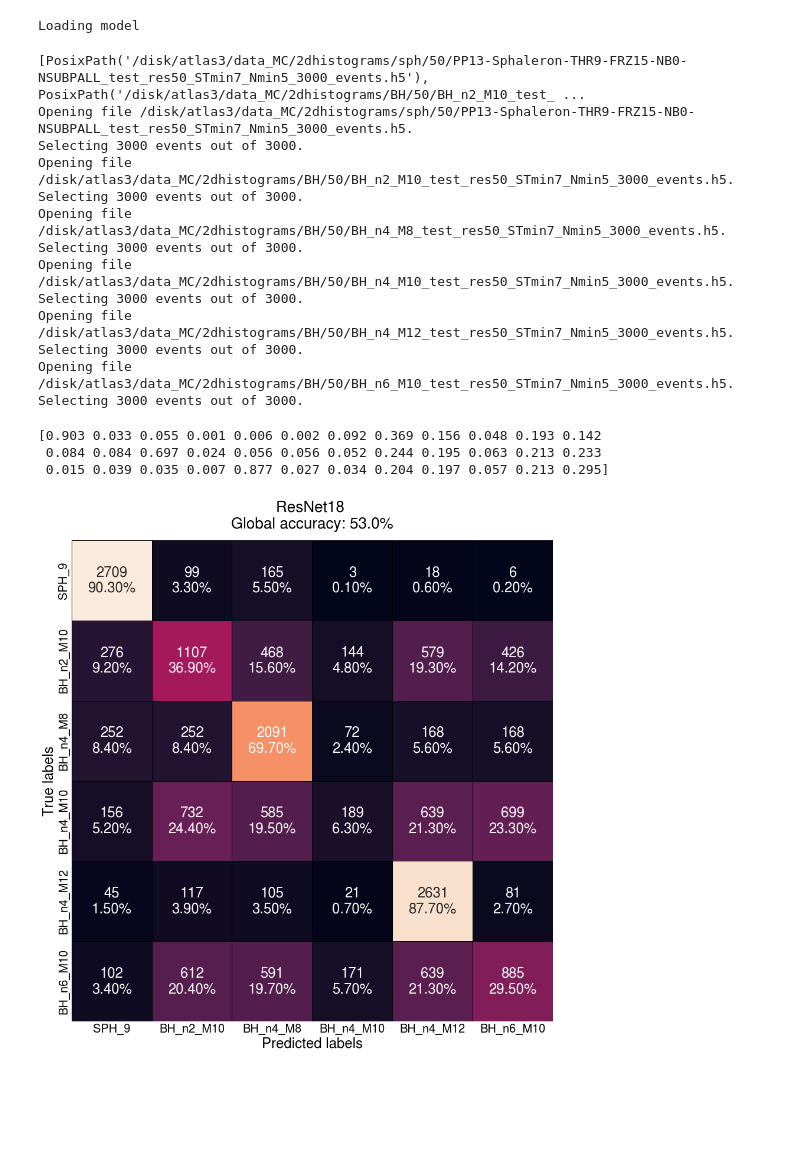
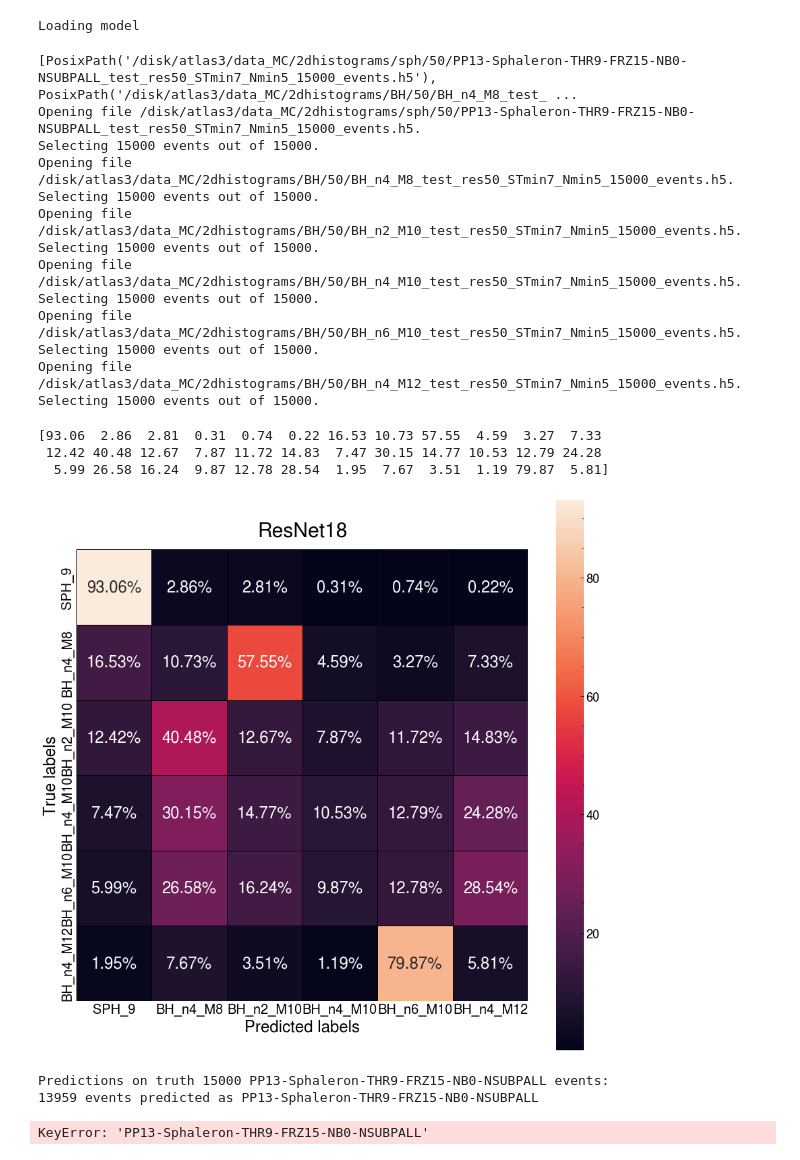
Before and after one commit to choisant/imcalML, a Jupyter notebook: notebooks/predict.ipynb, the cells around one changed output. Cells and saved outputs as stored; diff of their text form; code cells hidden in the pictures; blank space fills up the shorter version.

```diff
--- a/notebooks/predict.ipynb
+++ b/notebooks/predict.ipynb
@@ -39,25 +39,24 @@ This notebook uses a saved resnet model to predict on test data and generate a c
 #variables controlled by the user. Change these to fit your specific needs.
 RES = 50 #resolution
 
-LABELS = ["PP13-Sphaleron-THR9-FRZ15-NB0-NSUBPALL", "BH_n2_M10", "BH_n4_M8", "BH_n4_M10", "BH_n4_M12", "BH_n6_M10"]
+LABELS = ["PP13-Sphaleron-THR9-FRZ15-NB0-NSUBPALL", "BH_n4_M8", "BH_n2_M10", "BH_n4_M10", "BH_n6_M10", "BH_n4_M12"]
 TEST_LABELS = [f"{label}_test" for label in LABELS]
-PLOT_LABELS = ["SPH_9", "BH_n2_M10", "BH_n4_M8", "BH_n4_M10", "BH_n4_M12", "BH_n6_M10"]
+PLOT_LABELS = ["SPH_9", "BH_n4_M8", "BH_n2_M10", "BH_n4_M10", "BH_n6_M10", "BH_n4_M12"]
 CLASSES = len(LABELS) #The number of output nodes in the net, equal to the number of classes
 FOLDERS = ["sph", "BH", "BH", "BH", "BH", "BH"]
-N_EVENTS = [3000, 3000]
-TEST_N_EVENTS = 3000
+TEST_N_EVENTS = 15000
 CUT=True
 
 #Set data paths
 if CUT:
-    N_EVENTS = 3000
-    TEST_FILENAMES = [f"{label}_res{RES}_STmin7_Nmin5_{N_EVENTS}_events.h5" for label in TEST_LABELS]
+    N_EVENTS = 15000
+    TEST_FILENAMES = [f"{label}_res{RES}_STmin7_Nmin5_{TEST_N_EVENTS}_events.h5" for label in TEST_LABELS]
 else:
     N_EVENTS = 3000
     TEST_FILENAMES = [f"{label}_res{RES}_{N_EVENTS}_events.h5" for label in TEST_LABELS]
 TEST_DATAPATHS = [f"/disk/atlas3/data_MC/2dhistograms/{FOLDERS[i]}/{RES}/{TEST_FILENAMES[i]}" for i in range(CLASSES)]
 
-MODEL_NAME = "resnet_1687178683_SPH_9_BH_n2_M10_BH_n4_M8_BH_n4_M10_BH_n4_M12_BH_n6_M10_CUT"
+MODEL_NAME = "resnet_1696846798_SPH_9_BH_n2_M10_BH_n4_M8_BH_n4_M10_BH_n4_M12_BH_n6_M10_CUT_res50"
 LOAD_FOLDER = "../results/models"
 LOAD_PATH = f"{LOAD_FOLDER}/{MODEL_NAME}.pt"
 
@@ -92,21 +91,21 @@ eventids = test_data.getids().flatten()
 if len(eventids) != len(test_data):
     print("Error in lengths of arrays")
 # %% [output]
-[PosixPath('/disk/atlas3/data_MC/2dhistograms/sph/50/PP13-Sphaleron-THR9-FRZ15-NB0-NSUBPALL_test_res50_STmin7_Nmin5_3000_events.h5'), PosixPath('/disk/atlas3/data_MC/2dhistograms/BH/50/BH_n2_M10_test_ ...
-Opening file /disk/atlas3/data_MC/2dhistograms/sph/50/PP13-Sphaleron-THR9-FRZ15-NB0-NSUBPALL_test_res50_STmin7_Nmin5_3000_events.h5.
-Selecting 3000 events out of 3000.
-Opening file /disk/atlas3/data_MC/2dhistograms/BH/50/BH_n2_M10_test_res50_STmin7_Nmin5_3000_events.h5.
-Selecting 3000 events out of 3000.
-Opening file /disk/atlas3/data_MC/2dhistograms/BH/50/BH_n4_M8_test_res50_STmin7_Nmin5_3000_events.h5.
-Selecting 3000 events out of 3000.
-Opening file /disk/atlas3/data_MC/2dhistograms/BH/50/BH_n4_M10_test_res50_STmin7_Nmin5_3000_events.h5.
-Selecting 3000 events out of 3000.
-Opening file /disk/atlas3/data_MC/2dhistograms/BH/50/BH_n4_M12_test_res50_STmin7_Nmin5_3000_events.h5.
-Selecting 3000 events out of 3000.
-Opening file /disk/atlas3/data_MC/2dhistograms/BH/50/BH_n6_M10_test_res50_STmin7_Nmin5_3000_events.h5.
-Selecting 3000 events out of 3000.
+[PosixPath('/disk/atlas3/data_MC/2dhistograms/sph/50/PP13-Sphaleron-THR9-FRZ15-NB0-NSUBPALL_test_res50_STmin7_Nmin5_15000_events.h5'), PosixPath('/disk/atlas3/data_MC/2dhistograms/BH/50/BH_n4_M8_test_ ...
+Opening file /disk/atlas3/data_MC/2dhistograms/sph/50/PP13-Sphaleron-THR9-FRZ15-NB0-NSUBPALL_test_res50_STmin7_Nmin5_15000_events.h5.
+Selecting 15000 events out of 15000.
+Opening file /disk/atlas3/data_MC/2dhistograms/BH/50/BH_n4_M8_test_res50_STmin7_Nmin5_15000_events.h5.
+Selecting 15000 events out of 15000.
+Opening file /disk/atlas3/data_MC/2dhistograms/BH/50/BH_n2_M10_test_res50_STmin7_Nmin5_15000_events.h5.
+Selecting 15000 events out of 15000.
+Opening file /disk/atlas3/data_MC/2dhistograms/BH/50/BH_n4_M10_test_res50_STmin7_Nmin5_15000_events.h5.
+Selecting 15000 events out of 15000.
+Opening file /disk/atlas3/data_MC/2dhistograms/BH/50/BH_n6_M10_test_res50_STmin7_Nmin5_15000_events.h5.
+Selecting 15000 events out of 15000.
+Opening file /disk/atlas3/data_MC/2dhistograms/BH/50/BH_n4_M12_test_res50_STmin7_Nmin5_15000_events.h5.
+Selecting 15000 events out of 15000.
 # %%
-truth, preds = predict(model, test_data, CLASSES, 1, RES, DEVICE)
+truth, preds, confidences = predict(model, test_data, CLASSES, 100, RES, DEVICE, return_values=True)
 df = pd.DataFrame(dict(zip(["Truth", "Prediction"], [truth, preds])))
 df["EventID"] = eventids
 accuracy = accuracy_score(truth, preds, normalize=True)
@@ -119,43 +118,58 @@ def plot_conf_matrix(confusion, accuracy, labels):
 
     #Generate the confusion matrix
     cf_matrix = confusion_matrix(confusion["Truth"], confusion["Prediction"], normalize="true")
-    cf_matrix = np.round(cf_matrix, 3)
+    cf_matrix = 100*np.round(cf_matrix, 4)
     print(cf_matrix.flatten())
     group_counts = ["{0:0.0f}".format(value*TEST_N_EVENTS) for value in cf_matrix.flatten()]
-    group_percentages = ["{0:.2%}".format(value) for value in cf_matrix.flatten()]
-    annot = [f"{v1}\n{v2}" for v1, v2 in zip(group_counts, group_percentages)]
+    group_percentages = ["{0:0.2%}".format(value/100) for value in cf_matrix.flatten()]
+    annot = [f"{item}" for item in group_percentages]
     annot = np.asarray(annot).reshape(len(labels),len(labels))
     sn.heatmap(
             cf_matrix,
             ax=ax,
             annot=annot,
             cmap='rocket',
             linewidths=1.0,
             linecolor='black',
-            cbar = False,
+            cbar = True,
             square=True,
             fmt='',
-            cbar_kws={'format':'%.0f'},
+            cbar_kws={'format':f'%.0f'},
             annot_kws={"size": 24}
         )
 
     #ax.set_title('Confusion matrix\n\n', size=24)
     ax.set_xlabel('Predicted labels', size=24)
     ax.set_ylabel('True labels', size=24)
 
     ## Ticket labels - List must be in alphabetical order
     ax.xaxis.set_ticklabels(labels, size=20)
     ax.yaxis.set_ticklabels(labels, size=20)
     ax.tick_params(which="both", left=False, bottom=False, top=False, right=False)
-    ax.set_title(f"ResNet18 \nGlobal accuracy: {round(accuracy, 2)*100}%", size=26, pad=20)
+    ax.set_title(f"ResNet18", size=30, pad=20)
 
     ## Display the visualization of the Confusion Matrix.
     plt.show()
 plot_conf_matrix(df, accuracy, PLOT_LABELS)
 # %% [output]
-[0.903 0.033 0.055 0.001 0.006 0.002 0.092 0.369 0.156 0.048 0.193 0.142
- 0.084 0.084 0.697 0.024 0.056 0.056 0.052 0.244 0.195 0.063 0.213 0.233
- 0.015 0.039 0.035 0.007 0.877 0.027 0.034 0.204 0.197 0.057 0.213 0.295]
+[93.06  2.86  2.81  0.31  0.74  0.22 16.53 10.73 57.55  4.59  3.27  7.33
+ 12.42 40.48 12.67  7.87 11.72 14.83  7.47 30.15 14.77 10.53 12.79 24.28
+  5.99 26.58 16.24  9.87 12.78 28.54  1.95  7.67  3.51  1.19 79.87  5.81]
-[figure, old version]
+[figure, new version]
 # %%
 df_wrong = df[df["Prediction"] != df["Truth"]]
+# %%
+#Look at the confidences
+for i in range(len(LABELS)):
+    temp = df[df["Truth"]==i]
+    temp_len = len(temp)
+    print(f"Predictions on truth {temp_len} {LABELS[i]} events:")
+    for j in range(len(LABELS)):
+        preds = temp[temp["Prediction"]==j]
+        print(f"{len(preds)} events predicted as {LABELS[j]}")
+        print(f"Average confidence: {preds[LABELS[j]].mean()}, Std: {preds[LABELS[j]].std()}")
+    print("----")
+# %% [output]
+Predictions on truth 15000 PP13-Sphaleron-THR9-FRZ15-NB0-NSUBPALL events:
+13959 events predicted as PP13-Sphaleron-THR9-FRZ15-NB0-NSUBPALL
+KeyError: 'PP13-Sphaleron-THR9-FRZ15-NB0-NSUBPALL'
```
Also changed, not shown: parts of 4 cells of this notebook, 21 other files.
